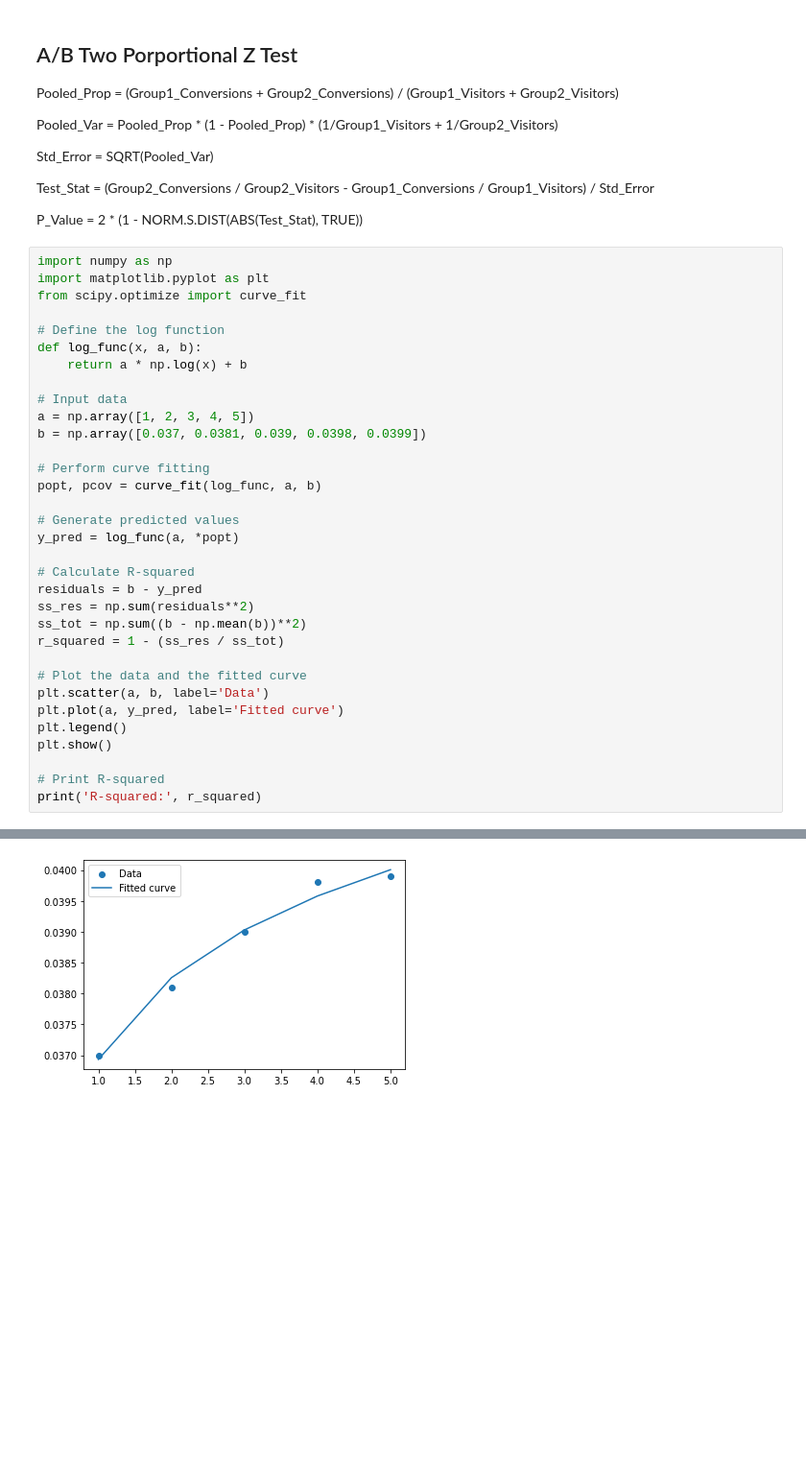
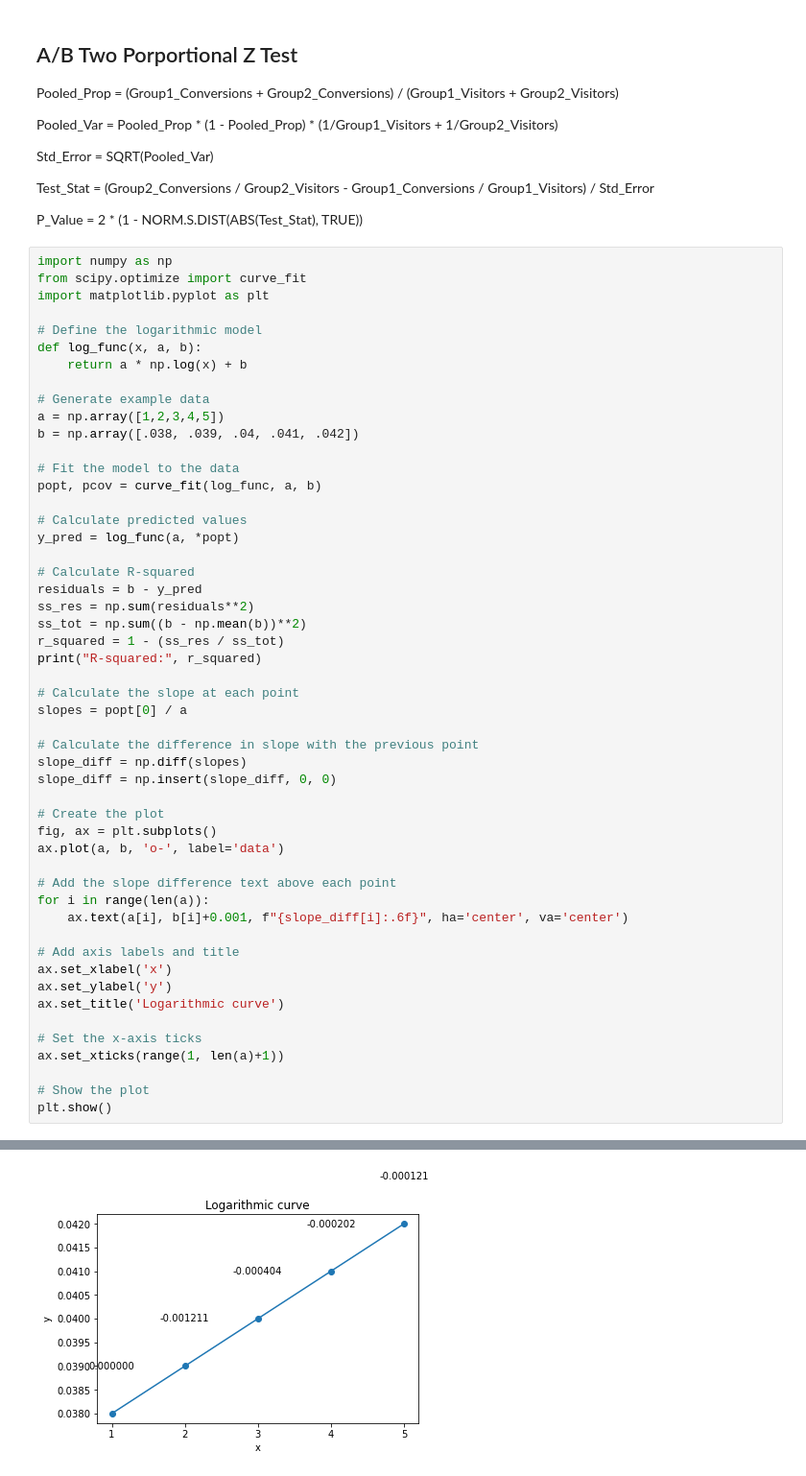
Before and after one commit to zivzach/Personal, a Jupyter notebook: Notepad.ipynb, the cells around one changed output, grey strips where cells are left out. Shown at 96% size. Cells and saved outputs as stored; diff of their text form; blank space fills up the shorter version.

```diff
--- a/Notepad.ipynb
+++ b/Notepad.ipynb
@@ -302,21 +302,21 @@ Test_Stat = (Group2_Conversions / Group2_Visitors - Group1_Conversions / Group1_
 P_Value = 2 * (1 - NORM.S.DIST(ABS(Test_Stat), TRUE))
 # %%
 import numpy as np
+from scipy.optimize import curve_fit
 import matplotlib.pyplot as plt
-from scipy.optimize import curve_fit
 
-# Define the log function
+# Define the logarithmic model
 def log_func(x, a, b):
     return a * np.log(x) + b
 
-# Input data
-a = np.array([1, 2, 3, 4, 5])
-b = np.array([0.037, 0.0381, 0.039, 0.0398, 0.0399])
+# Generate example data
+a = np.array([1,2,3,4,5])
+b = np.array([.038, .039, .04, .041, .042])
 
-# Perform curve fitting
+# Fit the model to the data
 popt, pcov = curve_fit(log_func, a, b)
 
-# Generate predicted values
+# Calculate predicted values
 y_pred = log_func(a, *popt)
 
 # Calculate R-squared
@@ -324,13 +324,31 @@ residuals = b - y_pred
 ss_res = np.sum(residuals**2)
 ss_tot = np.sum((b - np.mean(b))**2)
 r_squared = 1 - (ss_res / ss_tot)
+print("R-squared:", r_squared)
 
-# Plot the data and the fitted curve
-plt.scatter(a, b, label='Data')
-plt.plot(a, y_pred, label='Fitted curve')
-plt.legend()
+# Calculate the slope at each point
+slopes = popt[0] / a
+
+# Calculate the difference in slope with the previous point
+slope_diff = np.diff(slopes)
+slope_diff = np.insert(slope_diff, 0, 0)
+
+# Create the plot
+fig, ax = plt.subplots()
+ax.plot(a, b, 'o-', label='data')
+
+# Add the slope difference text above each point
+for i in range(len(a)):
+    ax.text(a[i], b[i]+0.001, f"{slope_diff[i]:.6f}", ha='center', va='center')
+
+# Add axis labels and title
+ax.set_xlabel('x')
+ax.set_ylabel('y')
+ax.set_title('Logarithmic curve')
+
+# Set the x-axis ticks
+ax.set_xticks(range(1, len(a)+1))
+
+# Show the plot
 plt.show()
-
-# Print R-squared
-print('R-squared:', r_squared)
 # %% [output]
@@ -337 +356 @@ print('R-squared:', r_squared)
-[figure, old version]
+[figure, new version]
```
Also changed, not shown: parts of 1 cell of this notebook.
